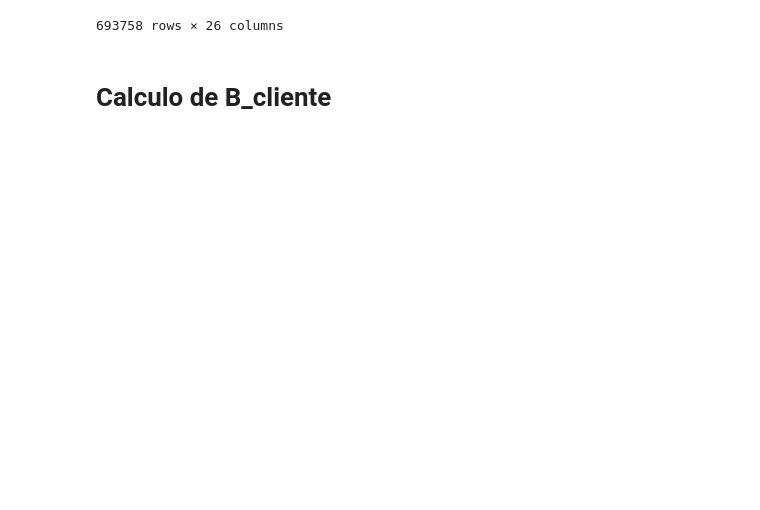
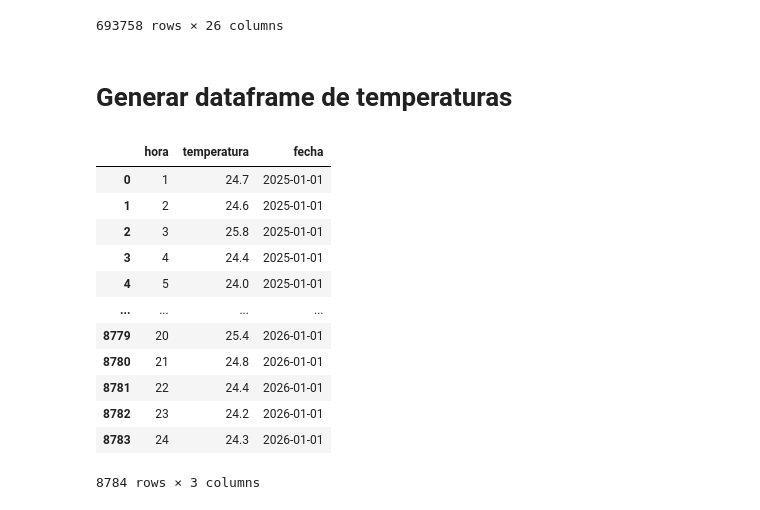
Before and after one commit to SantiagoEzequielDrelewicz/TP-LMC, a Jupyter notebook: main.ipynb, the cells around one changed output. Saved outputs shown, nothing was run; the diff lists cells and outputs as text; code cells hidden in the pictures; blank space fills up the shorter version.

```diff
--- a/main.ipynb
+++ b/main.ipynb
@@ -412,5 +401,5 @@ df
 | 693756 | 176725 | 38053 | 7 | T1 | T1-G | 24/9/1995 | 765.0 | 22/10/2025 | ... |
 | 693757 | 176726 | 33187 | 7 | T1 | T1-G | 24/9/1995 | 460.0 | 22/10/2025 | ... |
 693758 rows × 26 columns
-# %% [markdown]
-# Calculo de B_cliente
+# %% [markdown]
+# Generar dataframe de temperaturas
@@ -416,0 +438,16 @@ df
+# %%
+df_temperaturas_2025
+# %% [output]
+|  | hora | temperatura | fecha |
+| 0 | 1 | 24.7 | 2025-01-01 |
+| 1 | 2 | 24.6 | 2025-01-01 |
+| 2 | 3 | 25.8 | 2025-01-01 |
+| 3 | 4 | 24.4 | 2025-01-01 |
+| 4 | 5 | 24.0 | 2025-01-01 |
+| ... | ... | ... | ... |
+| 8779 | 20 | 25.4 | 2026-01-01 |
+| 8780 | 21 | 24.8 | 2026-01-01 |
+| 8781 | 22 | 24.4 | 2026-01-01 |
+| 8782 | 23 | 24.2 | 2026-01-01 |
+| 8783 | 24 | 24.3 | 2026-01-01 |
+8784 rows × 3 columns
```
Also changed, not shown: parts of 9 cells of this notebook.
